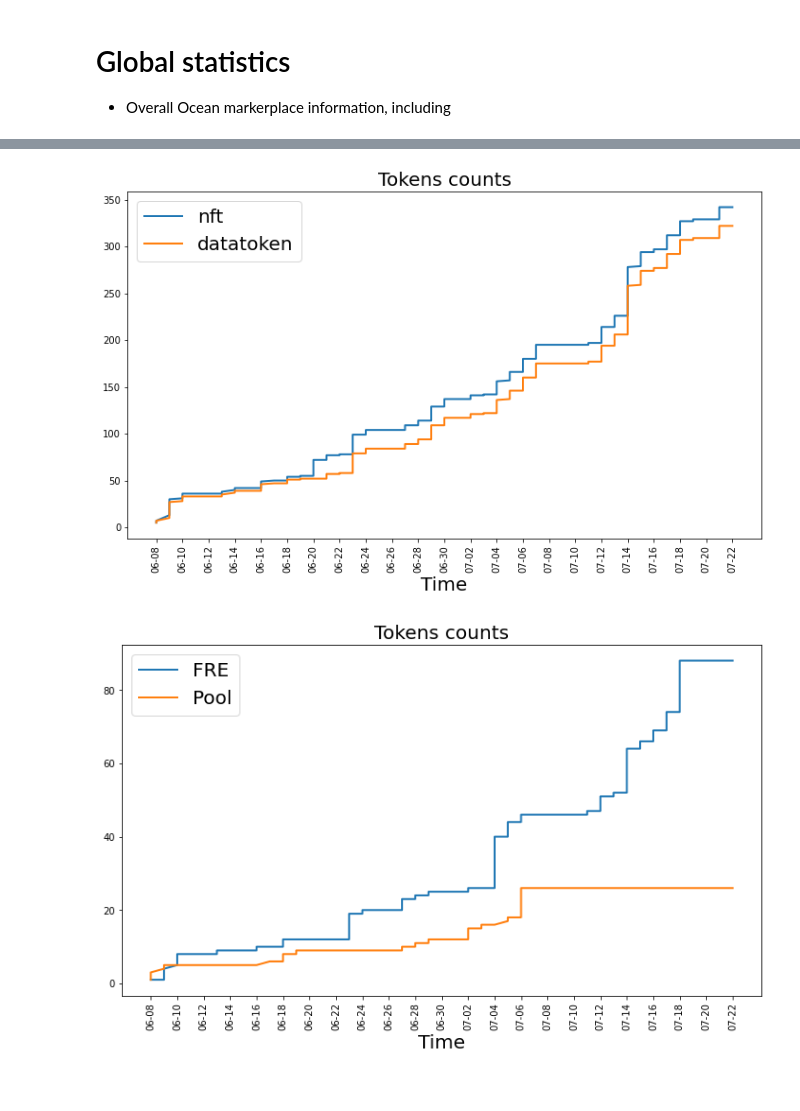
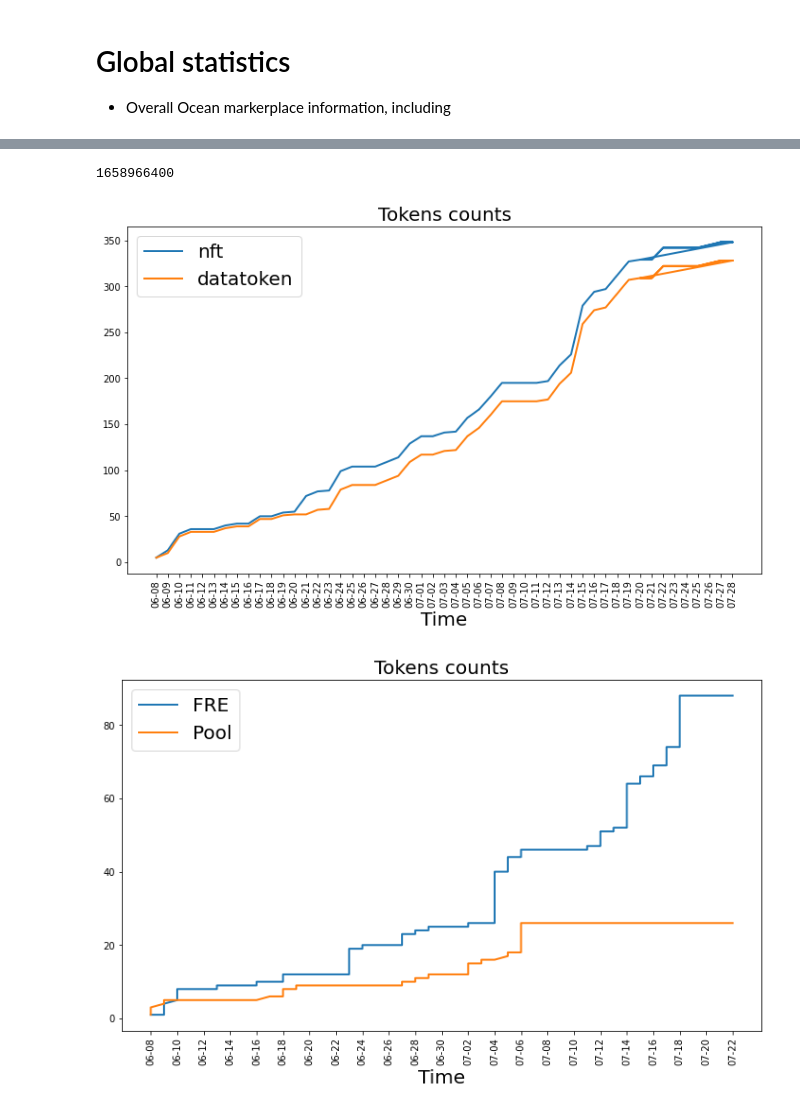
Before and after one commit to trangnv/ocean-marketplace, a Jupyter notebook: queries.ipynb, the cells around one changed output, grey strips where cells are left out. Cells and saved outputs as stored; diff of their text form; code cells hidden in the pictures.

Commit message:
origin data

```diff
--- a/queries.ipynb
+++ b/queries.ipynb
@@ -115,30 +119,33 @@ df_global_statistics.head()
+# %%
+df_global_statistics =  pd.read_csv('./daily_data/global_statistics.csv')
+df_global_statistics['timestamp'].iloc[-1]
+# %% [output]
+1658966400
 # %%
 fig, ax = plt.subplots()
 x = pd.to_datetime(df_global_statistics["timestamp"], unit='s').dt.strftime('%m-%d')
 
 y = df_global_statistics['nftCount'].astype(float)
 plt.plot(x, y, label = 'nft', linewidth=2)
 
 y = df_global_statistics['datatokenCount']
 plt.plot(x, y, label = 'datatoken', linewidth=2)
 
 
-
-
 plt.xlabel("Time", fontsize=20)
 # plt.ylabel("Number of tokens", fontsize=16)
 plt.title(f"Tokens counts", fontsize=20)
 plt.xticks(rotation=30)
 plt.legend(fontsize=20)
 
 ax.tick_params(axis='x',rotation=90)
 
-ax.set_xticks(x[0::8])
+# ax.set_xticks(x[0::8])
 
 fig = matplotlib.pyplot.gcf()
 fig.set_size_inches(12, 6.75)
 # %% [output]
-[figure, old version]
+[figure, new version]
 # %%
 fig, ax = plt.subplots()
 x = pd.to_datetime(df_global_statistics["timestamp"], unit='s').dt.strftime('%m-%d')
```
Also changed, not shown: parts of 9 cells of this notebook, 7 other files.
